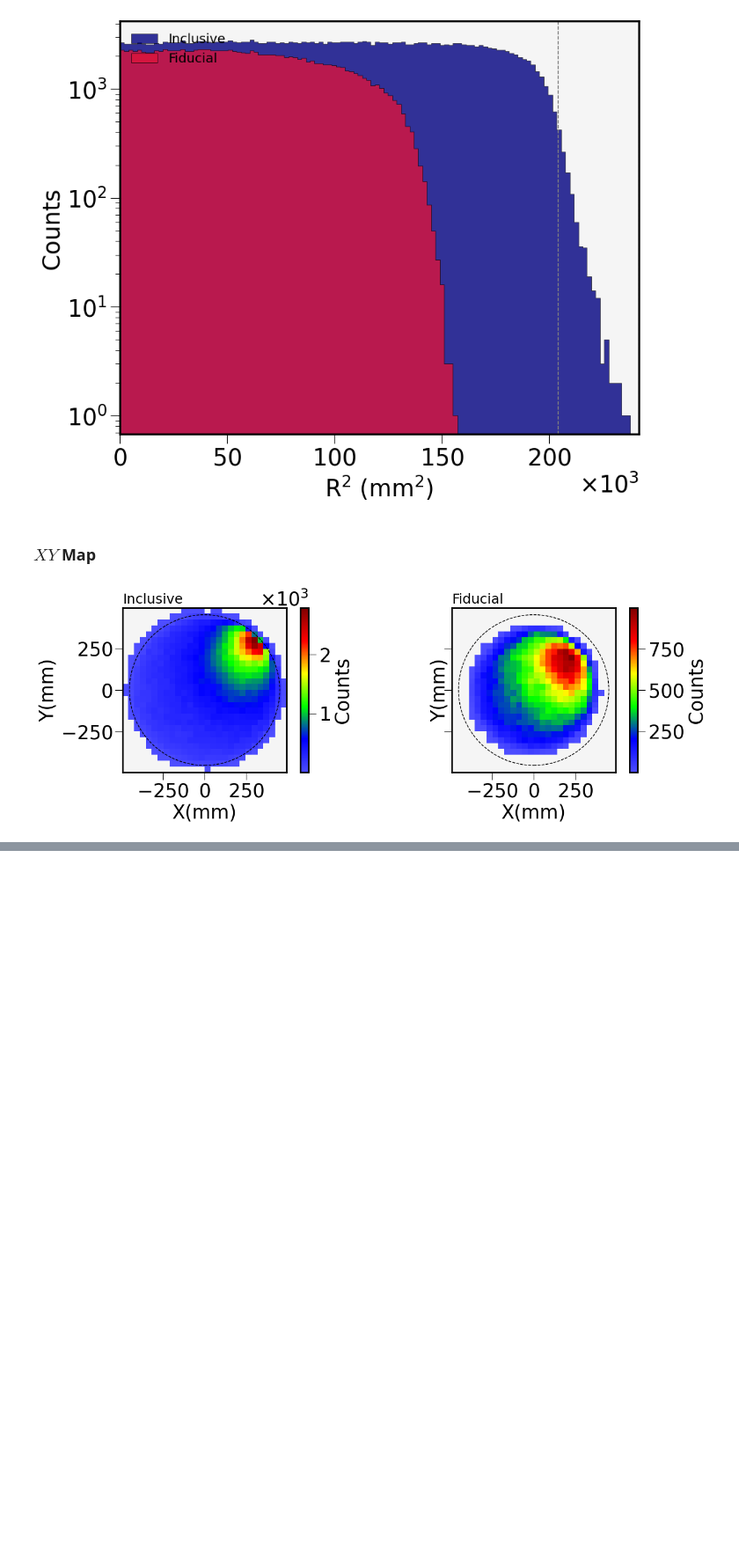
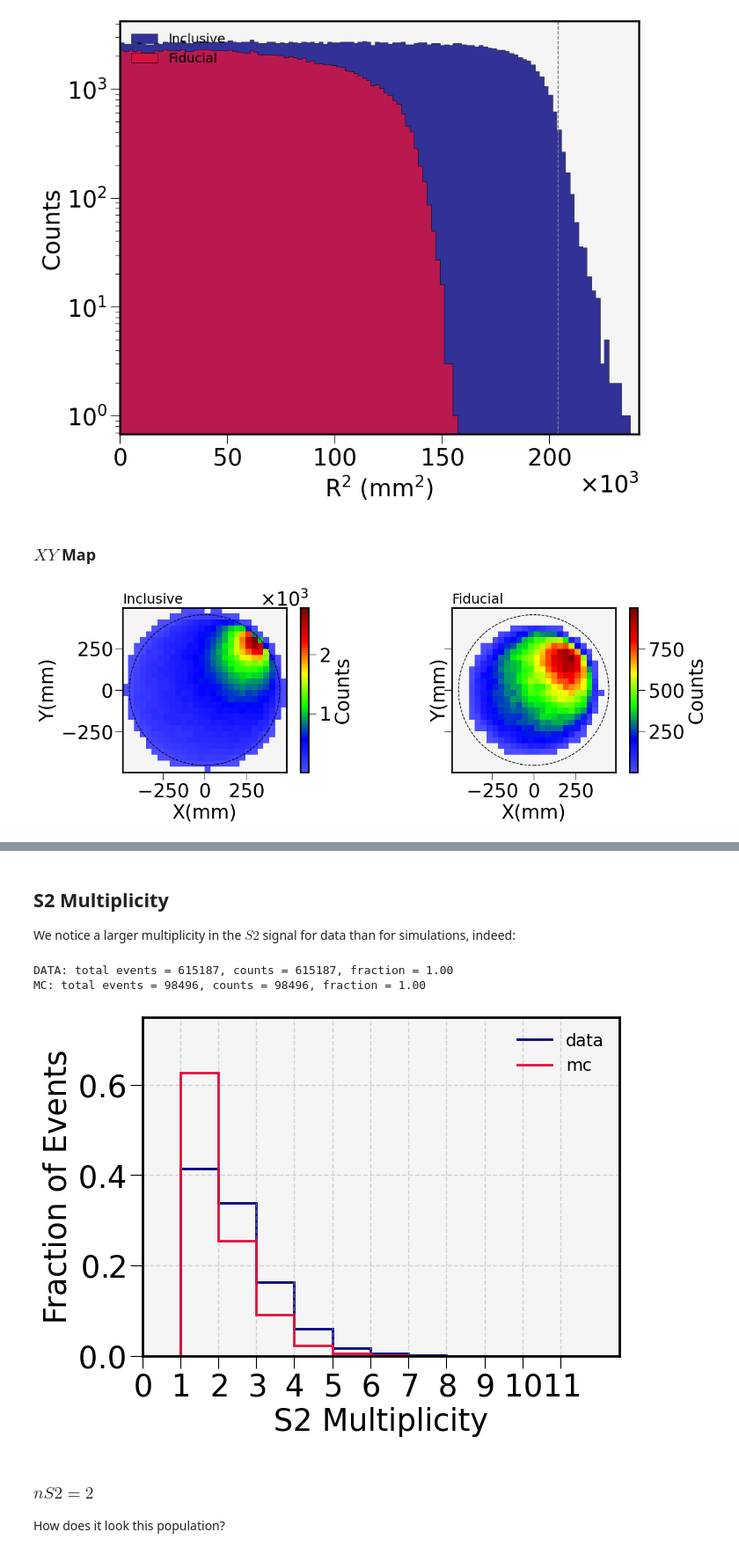
Before and after one commit to camacortespar/next-analysis, a Jupyter notebook: NEXT-100/Th_analysis/notebooks/1 - Analysis_Evt_Level.ipynb, the cells around one changed output, grey strips where cells are left out. Shown at 88% size. Drawn from its saved outputs; the diff is of its cells as text; code cells hidden in the pictures; blank space fills up the shorter version.

```diff
--- a/NEXT-100/Th_analysis/notebooks/1 - Analysis_Evt_Level.ipynb
+++ b/NEXT-100/Th_analysis/notebooks/1 - Analysis_Evt_Level.ipynb
@@ -437,0 +478,19 @@ plt.show()
+# %%
+# Define global limits across both datasets
+global_min = min(ANA_INFO['data']['df_reco']['E_final'].min(), ANA_INFO['mc']['df_reco']['E_final'].min())
+global_max = max(ANA_INFO['data']['df_reco']['E_final'].max(), ANA_INFO['mc']['df_reco']['E_final'].max())
+bin_width = 0.025   # in [MeV]
+n_bins = int(np.ceil((global_max - global_min) / bin_width))
+
+# Binning
+GLOBAL_EDGES = np.linspace(global_min, global_min + n_bins * bin_width, n_bins + 1)
+GLOBAL_EDGES = GLOBAL_EDGES[GLOBAL_EDGES <= 3.0 + bin_width]    # Ensure edges do not exceed 3.0 MeV
+GLOBAL_CENTERS = (GLOBAL_EDGES[:-1] + GLOBAL_EDGES[1:]) / 2
+
+print("--- Custom Binning Configuration ---")
+print(f"Min/Max Energy : [{global_min:.3f}, {global_max:.3f}] MeV")
+print(f"Desired Bin Width   : {bin_width:.4f} MeV")
+print(f"Number of Bins      : {n_bins}")
+print(f"Actual Edges Range  : [{GLOBAL_EDGES[0]:.3f}, {GLOBAL_EDGES[-1]:.3f}] MeV")
+print(f"Generated Bin Width : {GLOBAL_EDGES[1] - GLOBAL_EDGES[0]:.4f} MeV (Exact)")
+print("------------------------------------")
@@ -437,0 +688,49 @@ plt.show()
+# %% [markdown]
+## S2 Multiplicity
+
+We notice a larger multiplicity in the $S2$ signal for data than for simulations, indeed:
+# %%
+# Binning
+plot_var = ANA_INFO['data']['df_reco']['nS2']
+plot_edges = np.arange(plot_var.min(), plot_var.max() + 2, 1)
+
+plt.figure(figsize=(7, 5))
+
+for i, ana_type in enumerate(ANA_INFO.keys()):
+
+    # Dataframe
+    dataframe = ANA_INFO[ana_type]['df_reco']
+    tot_evts = dataframe['global_event'].nunique()
+
+    # Variable
+    nS2 = dataframe.groupby('global_event')['nS2'].first()
+
+    # Histogram
+    counts, _ = np.histogram(nS2, bins=plot_edges)
+    frac = counts / tot_evts
+    print(f"{ana_type.upper()}: total events = {tot_evts}, counts = {counts.sum()}, fraction = {frac.sum():.2f}")
+
+    # --- Plotting --- #
+    plt.stairs(frac, plot_edges, label=f'{ana_type}',
+               fill=False, ec=crudo.pt.comp_colors[i],
+               lw=2.0, zorder=i+1)
+
+# --- Styling --- #
+plt.xlabel('S2 Multiplicity')
+plt.xticks(np.arange(0, plot_edges[-1], 1))
+plt.ylabel('Fraction of Events')
+plt.ylim(0.0, 0.75)
+# plt.yscale('log')
+plt.legend(loc='upper right', fontsize=14, facecolor='none')
+
+plt.grid(True)
+plt.gca().set_facecolor("whitesmoke")
+plt.show()
+# %% [output]
+DATA: total events = 615187, counts = 615187, fraction = 1.00
+MC: total events = 98496, counts = 98496, fraction = 1.00
+[figure, added]
+# %% [markdown]
+### $nS2=2$
+
+How does it look this population?
```
Also changed, not shown: parts of 52 cells of this notebook, 7 other files.
